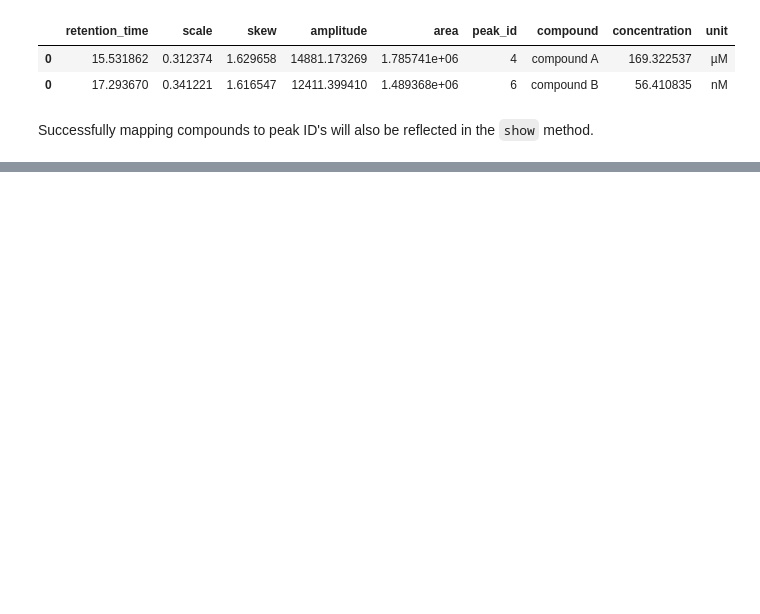
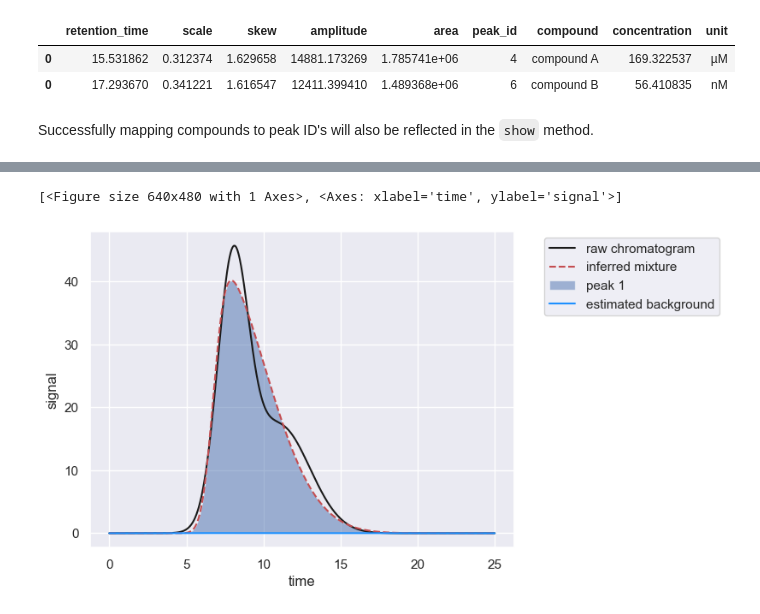
Before and after one commit to cremerlab/hplc-py, a Jupyter notebook: docs/source/getting_started/quickstart.ipynb, the cells around one changed output, grey strips where cells are left out. Saved outputs shown, nothing was run; the diff lists cells and outputs as text; code cells hidden in the pictures; blank space fills up the shorter version.

```diff
--- a/docs/source/getting_started/quickstart.ipynb
+++ b/docs/source/getting_started/quickstart.ipynb
@@ -155,17 +124,0 @@ for g, d in chrom.window_df.groupby(['window_idx']):
-# %%
-import importlib
-import hplc.quant
-import hplc.io
-import matplotlib.pyplot as plt
-importlib.reload(hplc.quant)
-importlib.reload(hplc.io)
-# Instantiate the Chromatogram class with the loaded chromatogram.
-df = hplc.io.load_chromatogram('data/sample.txt', colnames={'R.Time (min)':'time',
-                                                              'Intensity': 'signal'})
-chrom = hplc.quant.Chromatogram(df)
-
-# Show the chromatogram
-chrom.crop([10, 20])
-# locs = [-]
-peaks = chrom.fit_peaks(enforced_locations=[15.75, 16.75, 17.5], approx_peak_width=1.5)
-# chrom.show()
@@ -330,0 +128,9 @@ def load_chromatogram(fname, colnames=[], )
+# %%
+# Load, fit, and display a chromatogram with heavily overlapping peaks
+df = hplc.io.load_chromatogram('data/example_overlap.txt', colnames=['time', 'signal'])
+chrom =  hplc.quant.Chromatogram(df)
+peaks = chrom.fit_peaks()
+chrom.show()
+# %% [output]
+[<Figure size 640x480 with 1 Axes>, <Axes: xlabel='time', ylabel='signal'>]
+[figure, added]
```
Also changed, not shown: parts of 32 cells of this notebook, 4 other files.
